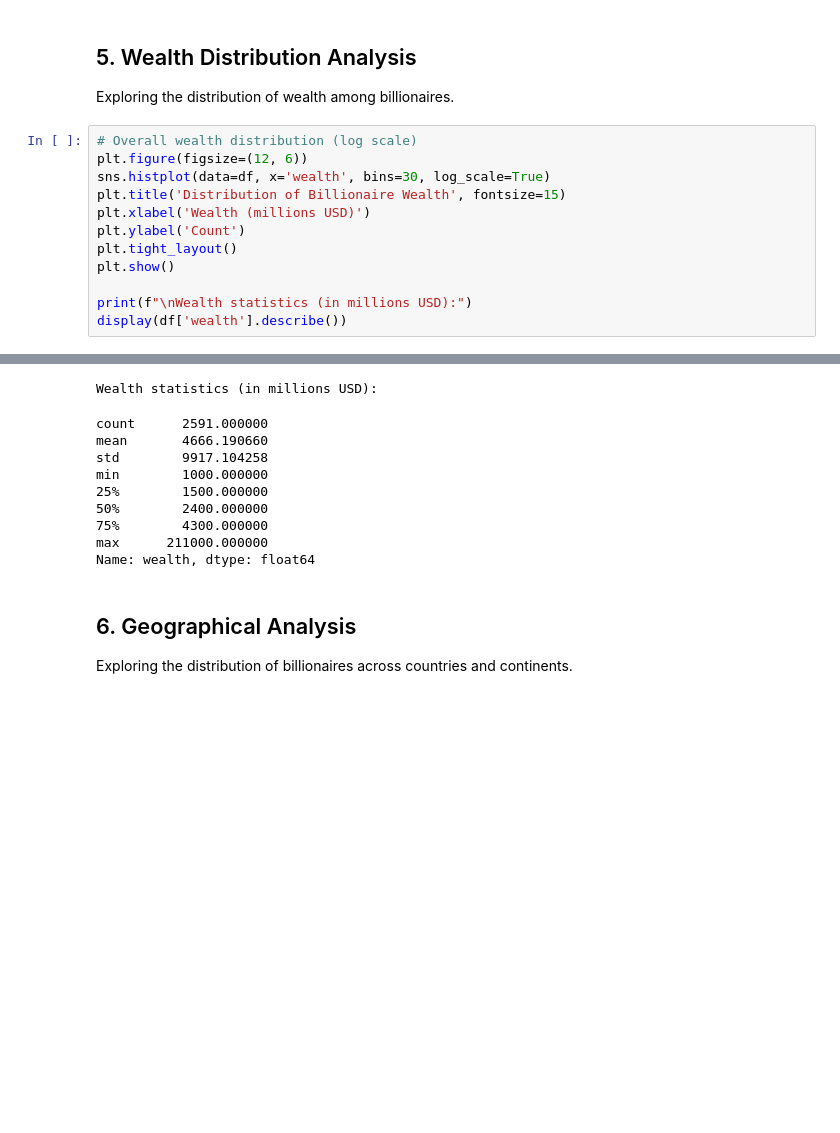
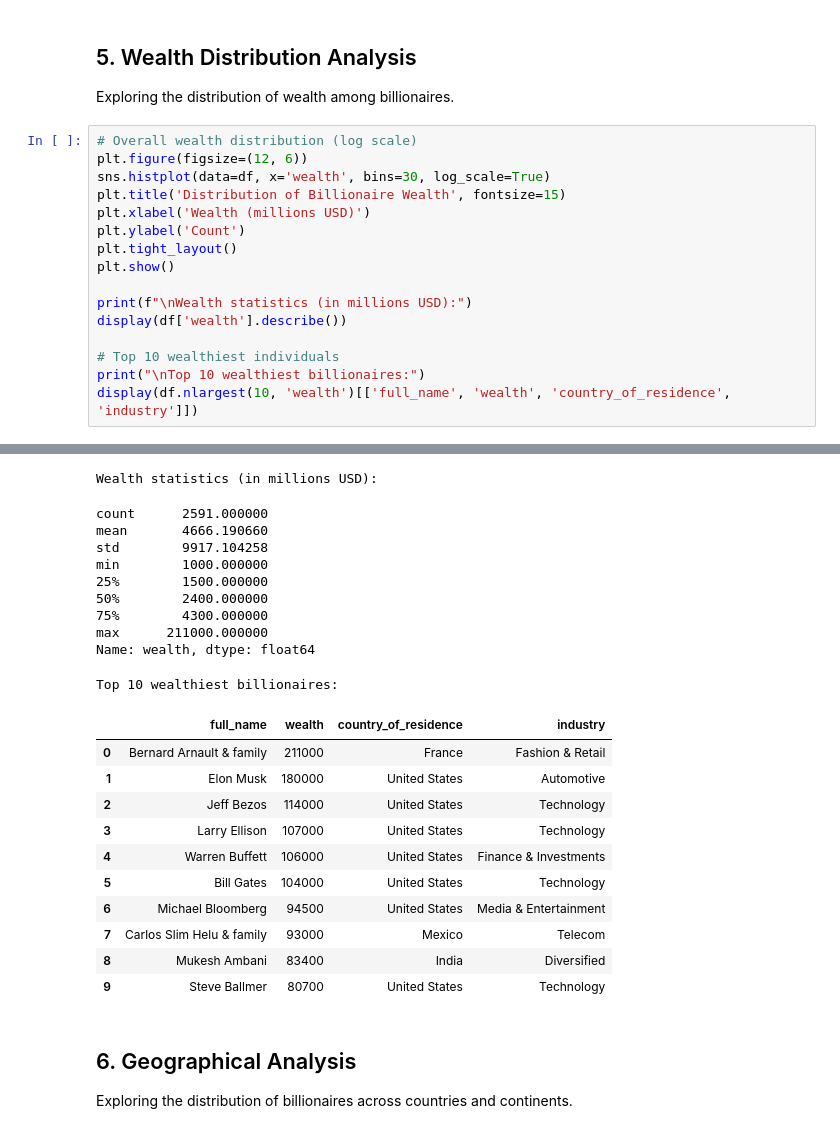
Before and after one commit to namdavid2904/billionaires-wealth-analysis, a Jupyter notebook: notebooks/01_data_exploration.ipynb, the cells around one changed output, grey strips where cells are left out. Drawn from its saved outputs; the diff is of its cells as text; blank space fills up the shorter version.

```diff
--- a/notebooks/01_data_exploration.ipynb
+++ b/notebooks/01_data_exploration.ipynb
@@ -170,27 +170,43 @@ Exploring the distribution of wealth among billionaires.
 # %%
 # Overall wealth distribution (log scale)
 plt.figure(figsize=(12, 6))
 sns.histplot(data=df, x='wealth', bins=30, log_scale=True)
 plt.title('Distribution of Billionaire Wealth', fontsize=15)
 plt.xlabel('Wealth (millions USD)')
 plt.ylabel('Count')
 plt.tight_layout()
 plt.show()
 
 print(f"\nWealth statistics (in millions USD):")
 display(df['wealth'].describe())
+
+# Top 10 wealthiest individuals
+print("\nTop 10 wealthiest billionaires:")
+display(df.nlargest(10, 'wealth')[['full_name', 'wealth', 'country_of_residence', 'industry']])
 # %% [output]
 [figure]
 Wealth statistics (in millions USD):
 count      2591.000000
 mean       4666.190660
 std        9917.104258
 min        1000.000000
 25%        1500.000000
 50%        2400.000000
 75%        4300.000000
 max      211000.000000
 Name: wealth, dtype: float64
+Top 10 wealthiest billionaires:
+|  | full_name | wealth | country_of_residence | industry |
+| 0 | Bernard Arnault & family | 211000 | France | Fashion & Retail |
+| 1 | Elon Musk | 180000 | United States | Automotive |
+| 2 | Jeff Bezos | 114000 | United States | Technology |
+| 3 | Larry Ellison | 107000 | United States | Technology |
+| 4 | Warren Buffett | 106000 | United States | Finance & Investments |
+| 5 | Bill Gates | 104000 | United States | Technology |
+| 6 | Michael Bloomberg | 94500 | United States | Media & Entertainment |
+| 7 | Carlos Slim Helu & family | 93000 | Mexico | Telecom |
+| 8 | Mukesh Ambani | 83400 | India | Diversified |
+| 9 | Steve Ballmer | 80700 | United States | Technology |
 # %% [markdown]
 ## 6. Geographical Analysis
 Exploring the distribution of billionaires across countries and continents.
```
Also changed, not shown: parts of 1 cell of this notebook.
